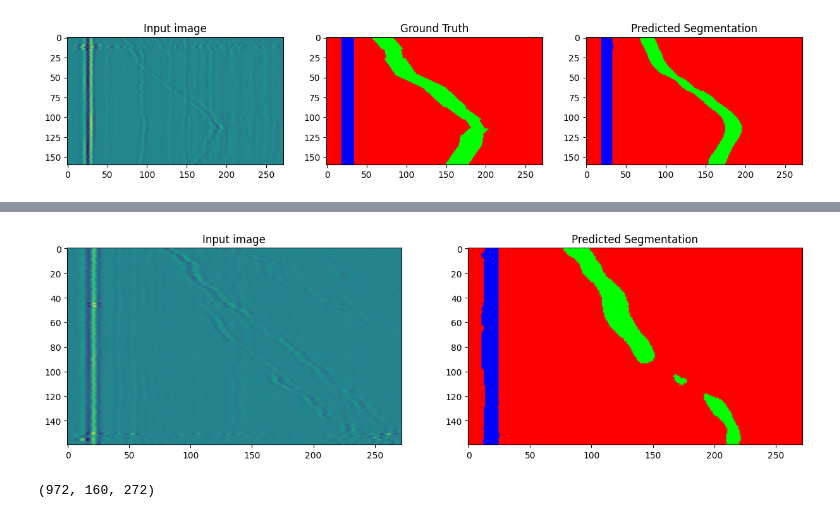
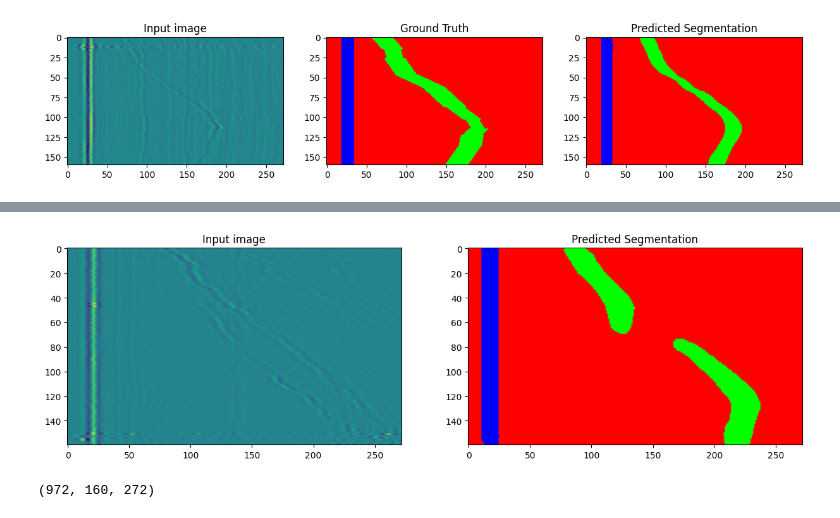
Before and after one commit to BarthelemyBregeon/challenge_data, a Jupyter notebook: kenta_test.ipynb, the cells around one changed output, grey strips where cells are left out. Drawn from its saved outputs; the diff is of its cells as text; code cells hidden in the pictures.

```diff
--- a/kenta_test.ipynb
+++ b/kenta_test.ipynb
@@ -112,32 +94,35 @@ dataset_test = patch_dataset_test(file_path_X,index,load_in_ram=True, numtype=to
 # %%
+model = UNet(in_channels=1, out_channels=3, features=[32, 64, 128, 256])
+model.load_state_dict(torch.load('models/custom_loss_Unet.pth', weights_only=True))
+
 model.eval()
 
 for x in dataset_test:
     x = torch.unsqueeze(x,0)
     logits = model(x)[0]
     pred = torch.argmax(logits, dim=0)
 
     pred = pred.cpu().detach().numpy()
     # Define RGB colors for each class
     colors = np.array([[255, 0, 0], [0, 255, 0], [0, 0, 255]])  # Red, Green, Blue
 
     # Convert class indices to RGB colors
     segmentation_mask = colors[pred]  # Shape: (H, W, 3)
 
     fig, axs = plt.subplots(1, 2, figsize=(15, 5))
 
     axs[0].imshow(x[0].permute(1, 2, 0).cpu().detach().numpy())
 
     axs[0].set_title('Input image')
 
 
     axs[1].imshow(segmentation_mask)
     axs[1].set_title('Predicted Segmentation')
 
     plt.show()
 
     break
 # %% [output]
-[figure, old version]
+[figure, new version]
 # %%
 import os
```
Also changed, not shown: parts of 3 cells of this notebook, 16 other files.
